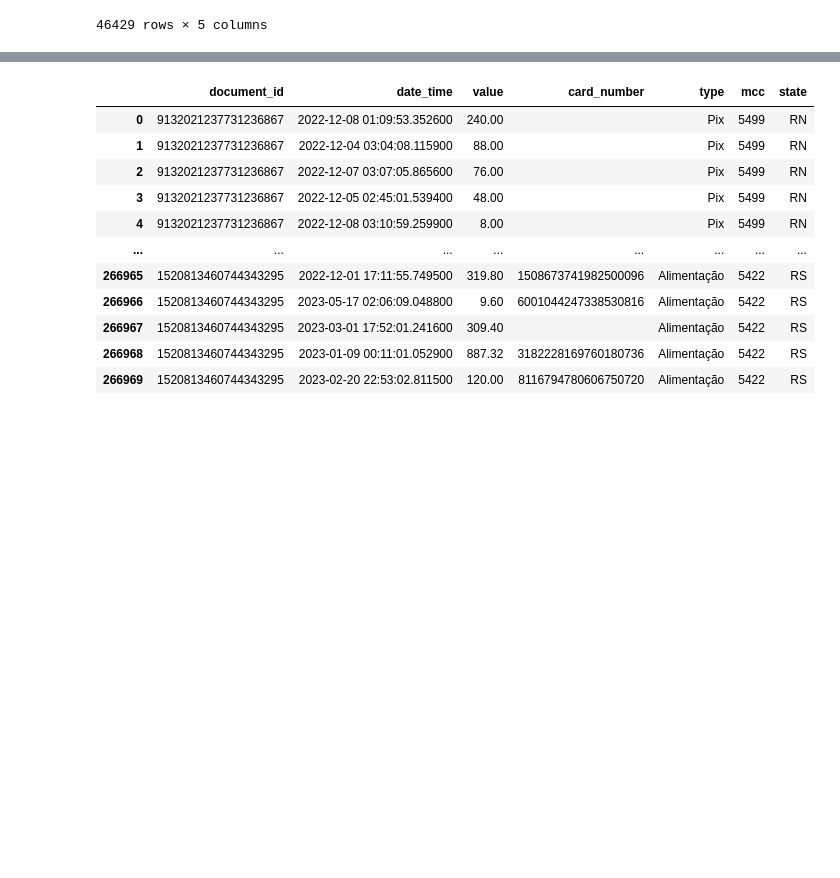
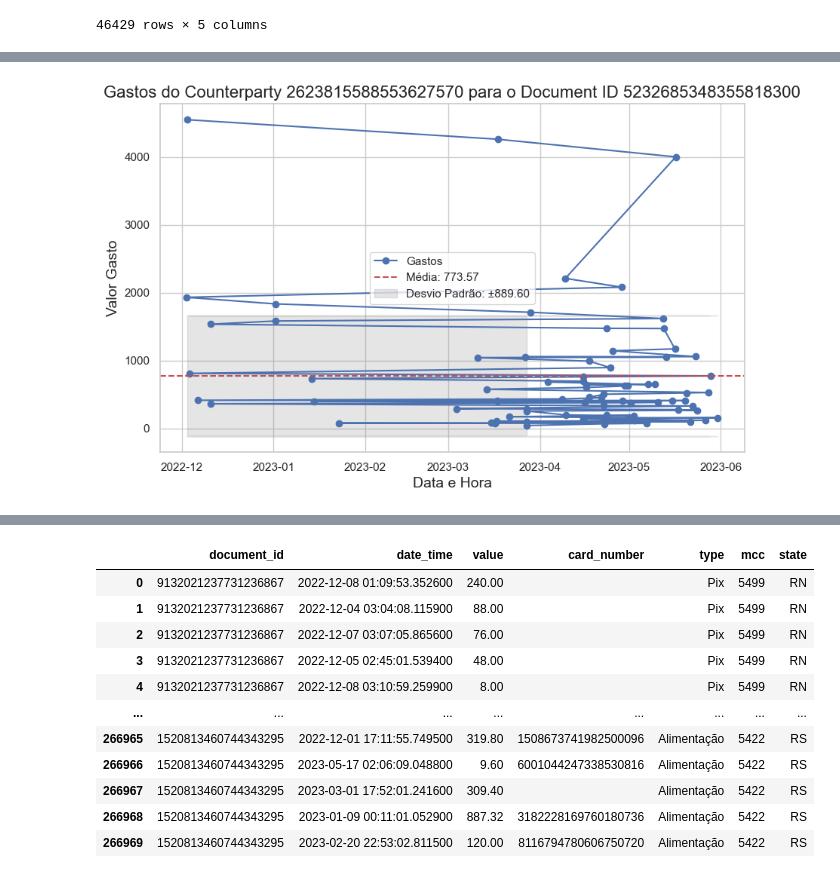
Before and after one commit to AAugustoBS/cash-hack, a Jupyter notebook: dataset/script .ipynb, the cells around one changed output, grey strips where cells are left out. Drawn from its saved outputs; the diff is of its cells as text; code cells hidden in the pictures; blank space fills up the shorter version.

```diff
--- a/dataset/script .ipynb
+++ b/dataset/script .ipynb
@@ -84,0 +182,30 @@ filtered_bank_df
+# %%
+filtered_transactions = df['bank'][
+    (df['bank']['document_id'] == 5232685348355818300) &
+    (df['bank']['counterparty_document'] == 2623815588553627570)
+]
+
+# Calcular a média e o desvio padrão dos valores
+mean_value = filtered_transactions['value'].mean()
+std_dev_value = filtered_transactions['value'].std()
+
+# Criar o gráfico dos valores
+plt.figure(figsize=(10, 6))
+plt.plot(filtered_transactions['date_time'], filtered_transactions['value'], marker='o', linestyle='-', label='Gastos')
+
+# Adicionar linha da média
+plt.axhline(y=mean_value, color='r', linestyle='--', label=f'Média: {mean_value:.2f}')
+
+# Adicionar banda de desvio padrão (média ± desvio padrão)
+plt.fill_between(filtered_transactions['date_time'], mean_value - std_dev_value, mean_value + std_dev_value, color='gray', alpha=0.2, label=f'Desvio Padrão: ±{std_dev_value:.2f}')
+
+# Adicionar títulos e labels
+plt.title('Gastos do Counterparty 2623815588553627570 para o Document ID 5232685348355818300', fontsize=16)
+plt.xlabel('Data e Hora', fontsize=14)
+plt.ylabel('Valor Gasto', fontsize=14)
+plt.legend()
+
+# Exibir o gráfico
+plt.show()
+# %% [output]
+[figure, added]
```
Also changed, not shown: parts of 10 cells of this notebook.
